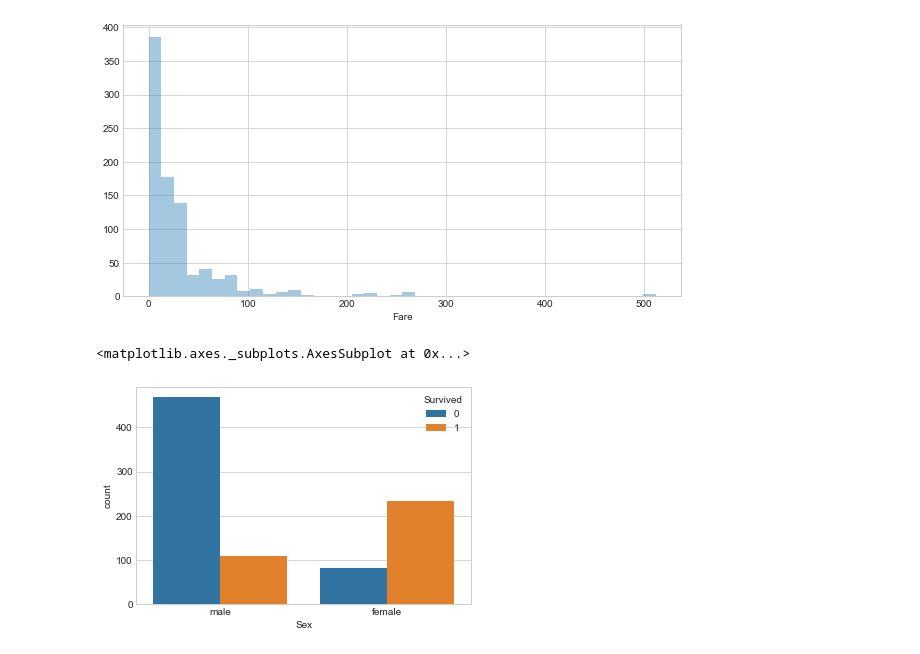
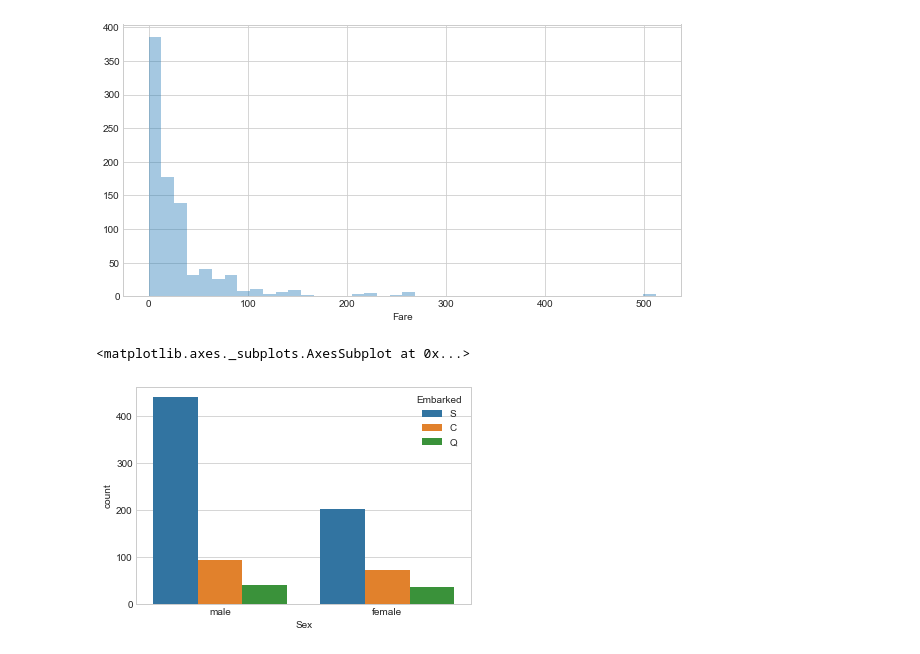
Before and after one commit to rkritika1508/ML-Bootcamp, a Jupyter notebook: Titanic Data Set - Logistic Regression/Titanic Dataset.ipynb, the cells around one changed output. Cells and saved outputs as stored; diff of their text form; code cells hidden in the pictures.

```diff
--- a/Titanic Data Set - Logistic Regression/Titanic Dataset.ipynb
+++ b/Titanic Data Set - Logistic Regression/Titanic Dataset.ipynb
@@ -85,7 +85,7 @@ sns.distplot(train['Fare'], bins = 40, kde=False)
 <matplotlib.axes._subplots.AxesSubplot at 0x...>
 [figure]
 # %%
-sns.countplot(x='Sex', data=train, hue='E')
+sns.countplot(x='Sex', data=train, hue='Embarked')
 # %% [output]
 <matplotlib.axes._subplots.AxesSubplot at 0x...>
-[figure, old version]
+[figure, new version]
```
Also changed, not shown: parts of 19 cells of this notebook.
